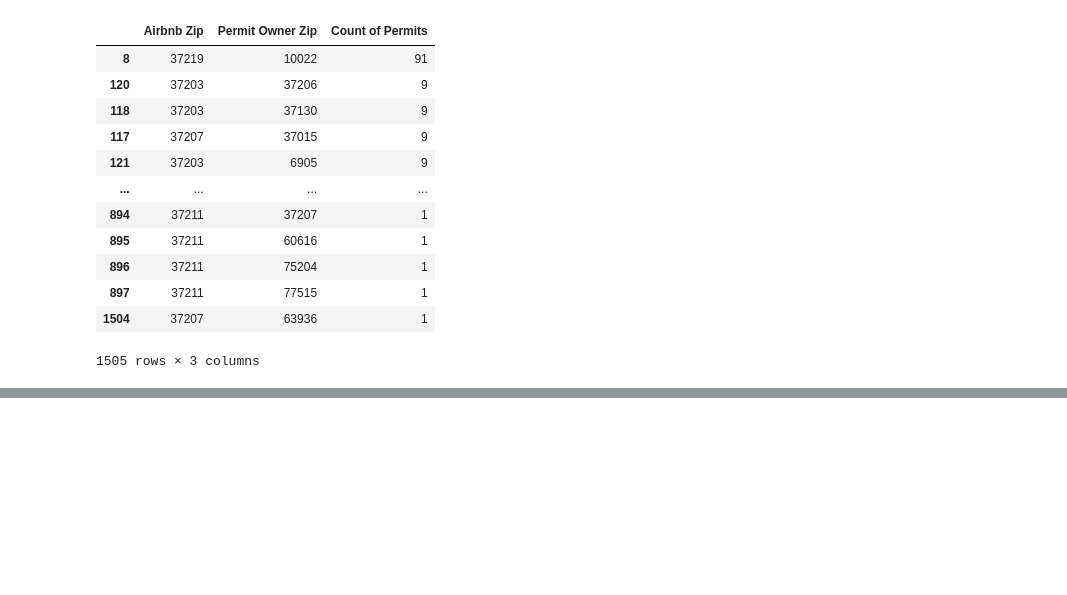
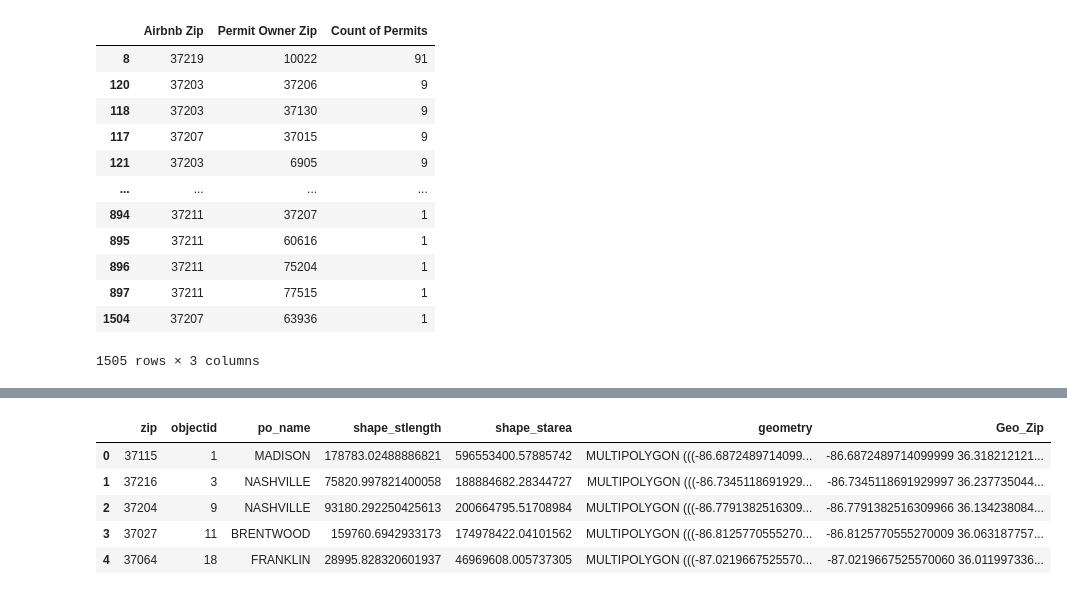
Before and after one commit to austin-davis/capstone_dda7, a Jupyter notebook: notebook/capstone_airbnb_davidson_co.ipynb, the cells around one changed output, grey strips where cells are left out. Saved outputs shown, nothing was run; the diff lists cells and outputs as text; code cells hidden in the pictures; blank space fills up the shorter version.

Commit message:
geospatial notebook with permit_zip for airbnbs and Nashville zipcodes

```diff
--- a/notebook/capstone_airbnb_davidson_co.ipynb
+++ b/notebook/capstone_airbnb_davidson_co.ipynb
@@ -539,0 +583,4 @@ zip_count.sort_values('Count of Permits', ascending = False)
+# %%
+zipcodes = gpd.read_file('../data/zipcodes.geojson')
+print(zipcodes.crs)
+zipcodes.head( )
@@ -539,0 +652,3 @@ zip_count.sort_values('Count of Permits', ascending = False)
+# %%
+from shapely import wkt
+zipcodes['geometry'] = zipcodes.geometry.apply(lambda x: wkt.dumps(x))
@@ -539,0 +671,12 @@ zip_count.sort_values('Count of Permits', ascending = False)
+# %%
+geo_zip = zipcodes['geometry'].str.extract('.*\((.*)\).*')
+# %%
+geo_zip = zipcodes.assign(Geo_Zip = geo_zip)
+geo_zip.head()
+# %% [output]
+|  | zip | objectid | po_name | shape_stlength | shape_starea | geometry | Geo_Zip |
+| 0 | 37115 | 1 | MADISON | 178783.02488886821 | 596553400.57885742 | MULTIPOLYGON (((-86.6872489714099... | -86.6872489714099999 36.318212121... |
+| 1 | 37216 | 3 | NASHVILLE | 75820.997821400058 | 188884682.28344727 | MULTIPOLYGON (((-86.7345118691929... | -86.7345118691929997 36.237735044... |
+| 2 | 37204 | 9 | NASHVILLE | 93180.292250425613 | 200664795.51708984 | MULTIPOLYGON (((-86.7791382516309... | -86.7791382516309966 36.134238084... |
+| 3 | 37027 | 11 | BRENTWOOD | 159760.6942933173 | 174978422.04101562 | MULTIPOLYGON (((-86.8125770555270... | -86.8125770555270009 36.063187757... |
+| 4 | 37064 | 18 | FRANKLIN | 28995.828320601937 | 46969608.005737305 | MULTIPOLYGON (((-87.0219667525570... | -87.0219667525570060 36.011997336... |
```
Also changed, not shown: parts of 11 cells of this notebook, 1 other file.
